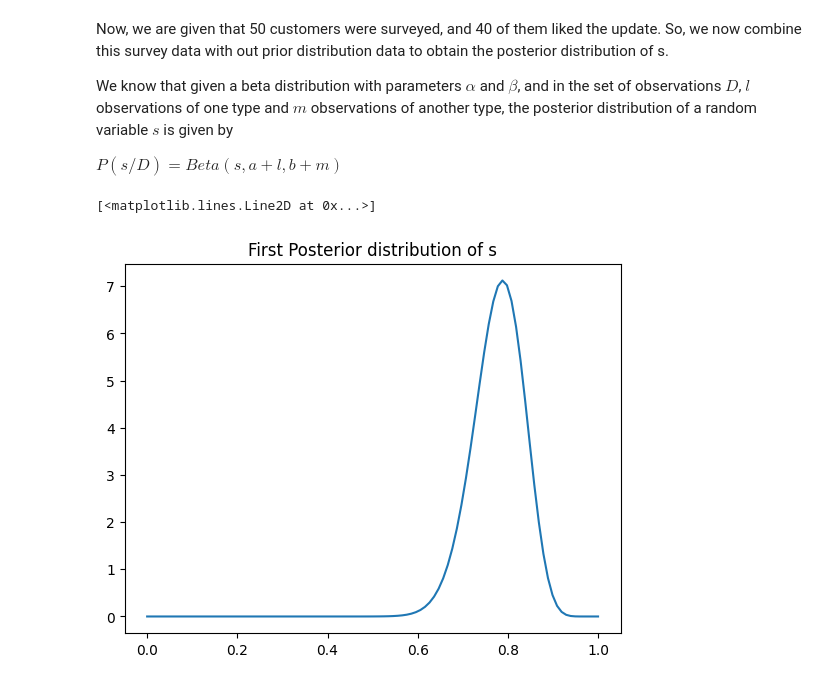
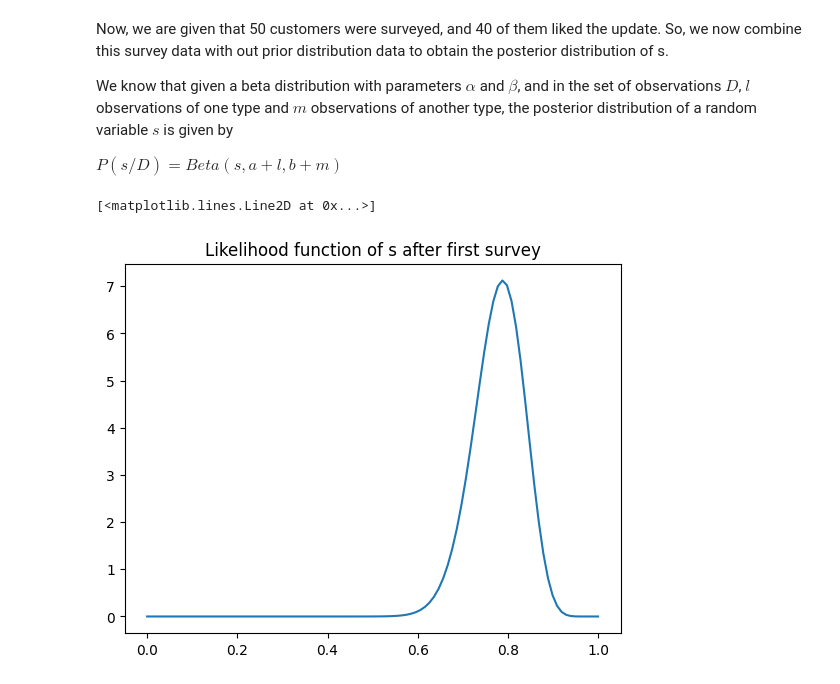
Before and after one commit to mokshith002/FODS-Assignment-1, a Jupyter notebook: 1A.ipynb, the cells around one changed output. Drawn from its saved outputs; the diff is of its cells as text; code cells hidden in the pictures.

```diff
--- a/1A.ipynb
+++ b/1A.ipynb
@@ -24,8 +24,8 @@ $P(s/D) = Beta(s, a + l, b + m)$
 # %%
 s = np.linspace(0, 1.0, 100)
 y = st.beta.pdf(s, 2 + 40, 2 + 10)
-plt.title("First Posterior distribution of s")
+plt.title("Likelihood function of s after first survey")
 plt.plot(s, y)
 # %% [output]
 [<matplotlib.lines.Line2D at 0x...>]
-[figure, old version]
+[figure, new version]
```
Also changed, not shown: parts of 6 cells of this notebook.
